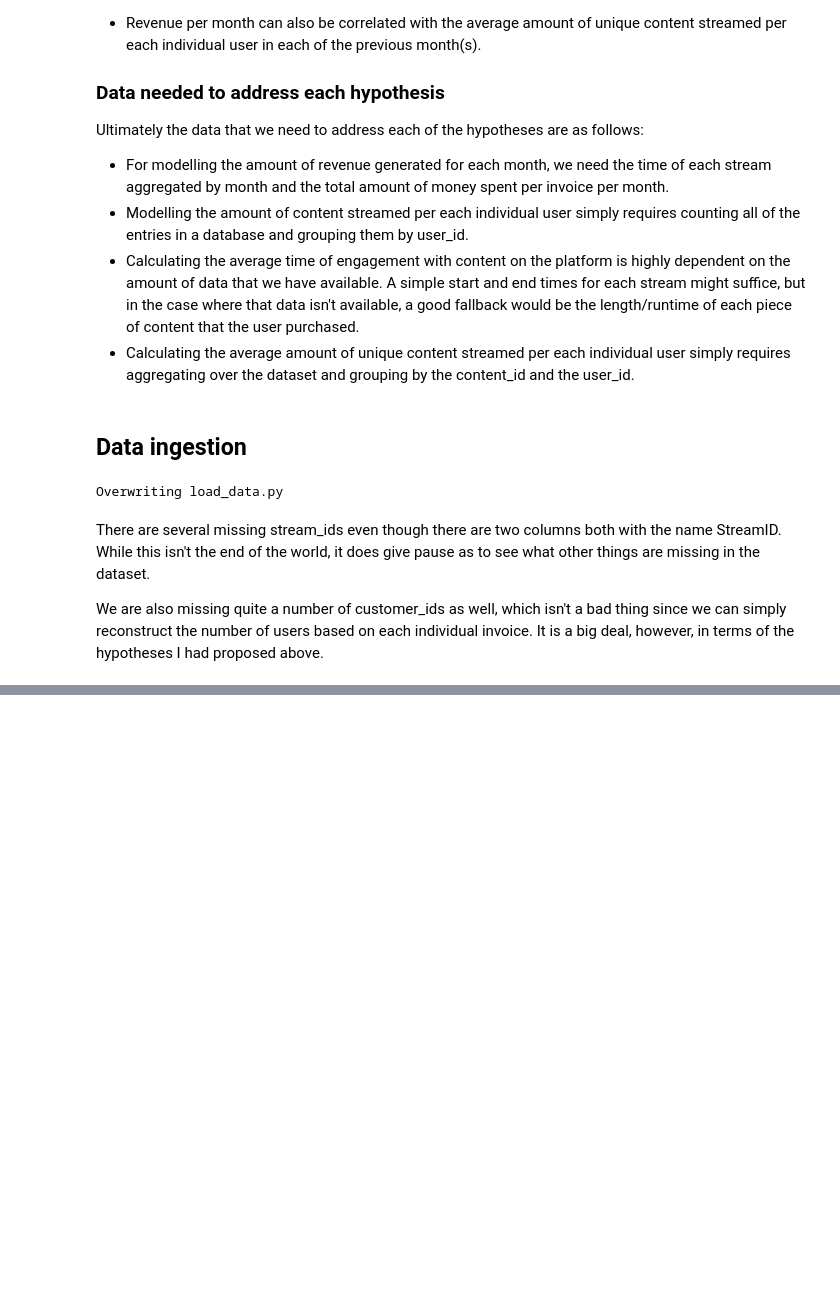
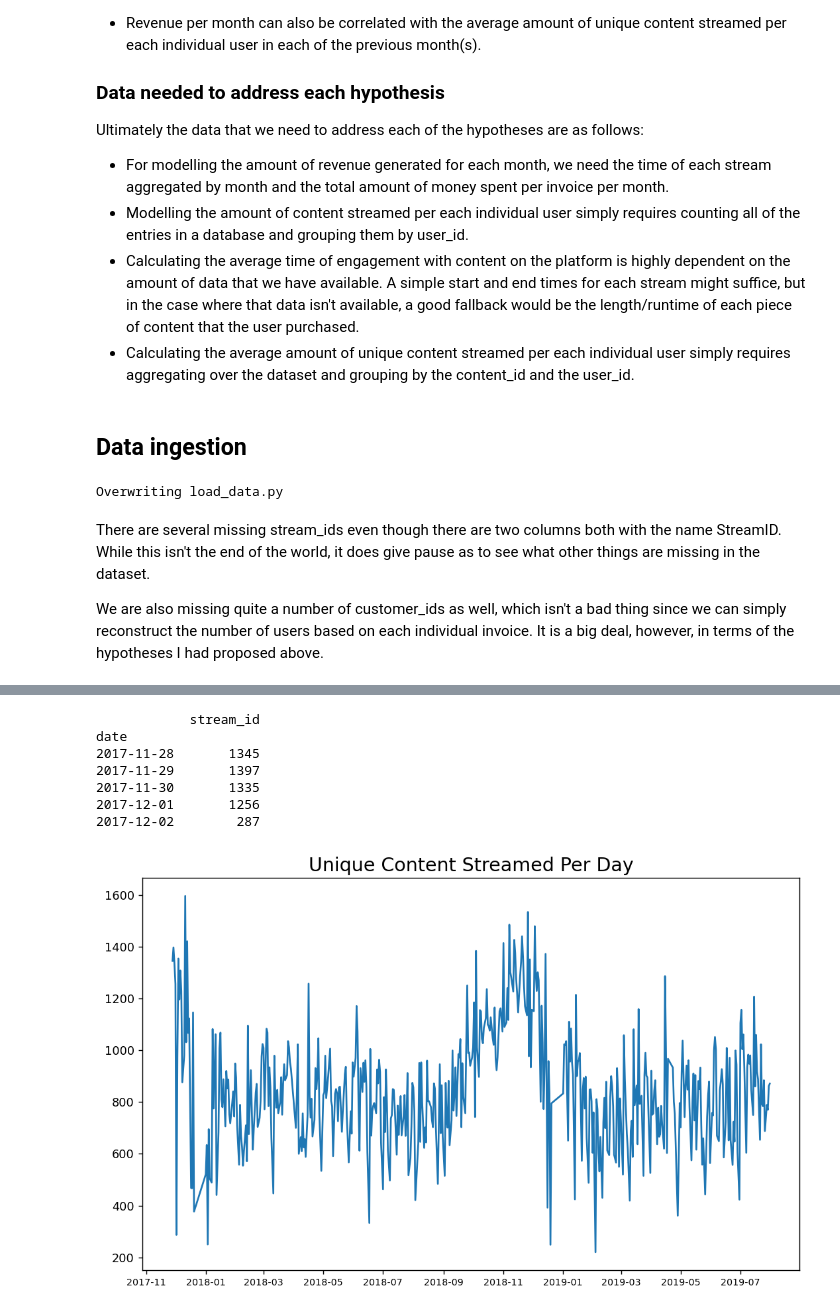
Before and after one commit to grquigg/ai-workflow-capstone, a Jupyter notebook: exploration.ipynb, the cells around one changed output, grey strips where cells are left out. Cells and saved outputs as stored; diff of their text form; code cells hidden in the pictures; blank space fills up the shorter version.

```diff
--- a/exploration.ipynb
+++ b/exploration.ipynb
@@ -91,0 +231,21 @@ Series([], Name: times_viewed, dtype: float64)
+# %%
+#let's see whether or not the *number* of unique items (stream_ids) on the streaming platform changed over time as well
+#it's an assumption to think that consumers will engage will all content on the platform at any one given time
+#but the sample size is indicative of how big the population is as well
+count_content = df[["date", "stream_id"]].drop_duplicates().groupby(["date"]).count().sort_values(by="date")
+print(count_content.head(5))
+
+fig = plt.figure(dpi=128, figsize=(10,6))
+plt.plot(count_content.index, count_content["stream_id"])
+plt.title("Unique Content Streamed Per Day", fontdict={"fontsize": 16})
+plt.tick_params(axis='x', which='major', labelsize=8)
+plt.show()
+# %% [output]
+            stream_id
+date
+2017-11-28       1345
+2017-11-29       1397
+2017-11-30       1335
+2017-12-01       1256
+2017-12-02        287
+[figure, added]
```
Also changed, not shown: parts of 10 cells of this notebook.
